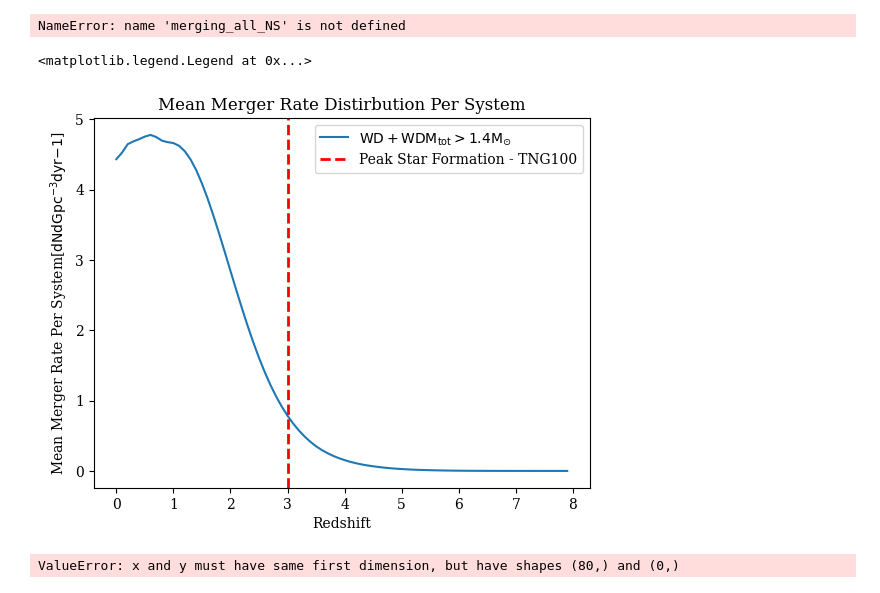
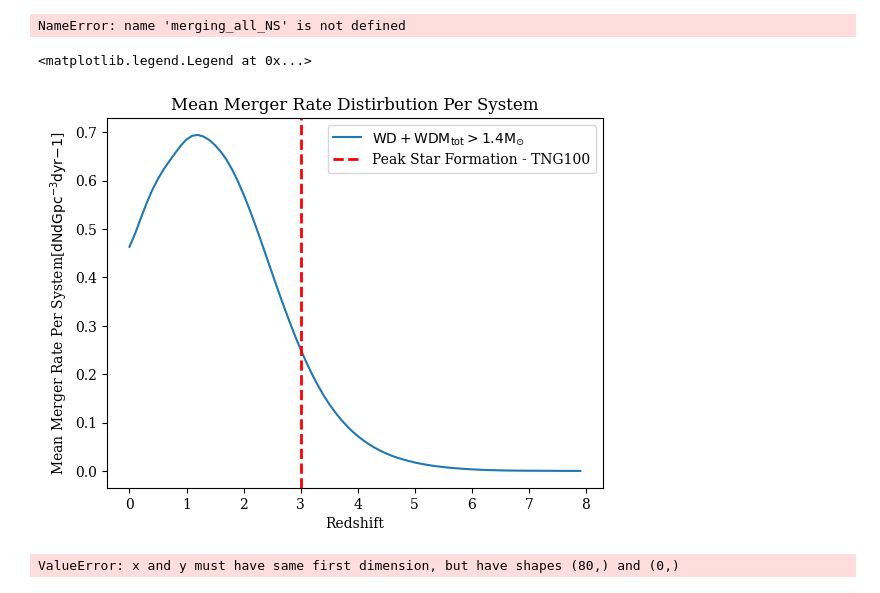
Before and after one commit to melanie-santiago26/research_work, a Jupyter notebook: making_figures/rates_analysis.ipynb, the cells around one changed output. Cells and saved outputs as stored; diff of their text form; code cells hidden in the pictures.

```diff
--- a/making_figures/rates_analysis.ipynb
+++ b/making_figures/rates_analysis.ipynb
@@ -225,0 +228,5 @@ merger_rate_z0
+# %%
+# let's get where M_tot > 1.4 solar masses
+tot_chandra_bool = merging_all_WD['Mass(1)'] + merging_all_WD['Mass(2)'] > 1.4
+merging_all_WD_chan = merging_all_WD[tot_chandra_bool]
+merging_all_WD_chan
@@ -241,6 +262,16 @@ for j in range(rates_info['merger_rate'][0,:].shape[0]):
     # selecting the mean merger rate for each reshift bin
     mean_r = np.mean(merging_all_WD[merging_all_WD.columns[20+j]])
     mean_rate.append(mean_r)
+# %%
+# gettign the mean merger rate per system
+mean_rate_chandra = []
+
+# looping through each collection of merger rates
+for j in range(rates_info['merger_rate'][0,:].shape[0]):
+
+    # selecting the mean merger rate for each reshift bin
+    mean_r_chandra = np.mean(merging_all_WD_chan[merging_all_WD_chan.columns[20+j]])
+    mean_rate_chandra.append(mean_r_chandra)
 # %%
 # gettign the mean merger rate per system
 mean_rate_NS = []
@@ -262,30 +293,30 @@ NameError: name 'merging_all_NS' is not defined
 # %%
 ## let's plot the merger rates over redshift
 redshifts = rates_info['redshifts']
-plt.plot(redshifts[()],mean_rate,label=r'$\mathrm{WD+WD M_{tot} > 1.4 M_{\odot}}$')
+plt.plot(redshifts[()],mean_rate_chandra,label=r'$\mathrm{WD+WD M_{tot} > 1.4 M_{\odot}}$')
 
 # let's get the maximum of the mean merger rate and at which redshift this occurred
 max_mean_rate = max(mean_rate)
 
 # let's add a line to add important events that have happened
 ## peak of star formation? - TNG100 perscription
 plt.axvline(3, color='r', linestyle='--', linewidth=2,label='Peak Star Formation - TNG100')
 # plt.text(2.4, 2.2, "Peak of General Star Formation", fontsize=9)
 # plt.arrow(2.7,2.4,-0.5,0.3,head_width=0.05,head_starts_at_zero=False)
 
 ## plotting the max mean rate
 # plt.text(-0.3,4,'Max Mean Rate = ',fontsize=8)
 # plt.text(-0.3,3.7,round(max_mean_rate,4),fontsize=8)
 # plt.text(0.2,3.7,r'[$dNdGpc^{-3}dyr{-1}$]',fontsize=8)
 
 ## labels
 plt.ylabel(r"Mean Merger Rate Per System[$\mathrm{dNdGpc^{-3}dyr{-1}}$]")
 plt.xlabel(r"Redshift")
 plt.title(r"Mean Merger Rate Distirbution Per System")
 plt.legend()
 # %% [output]
 <matplotlib.legend.Legend at 0x...>
-[figure, old version]
+[figure, new version]
 # %%
 ## let's plot the merger rates over redshift
 redshifts_NS = rates_info_NS['redshifts']
```
Also changed, not shown: parts of 6 cells of this notebook, 2 other files.
